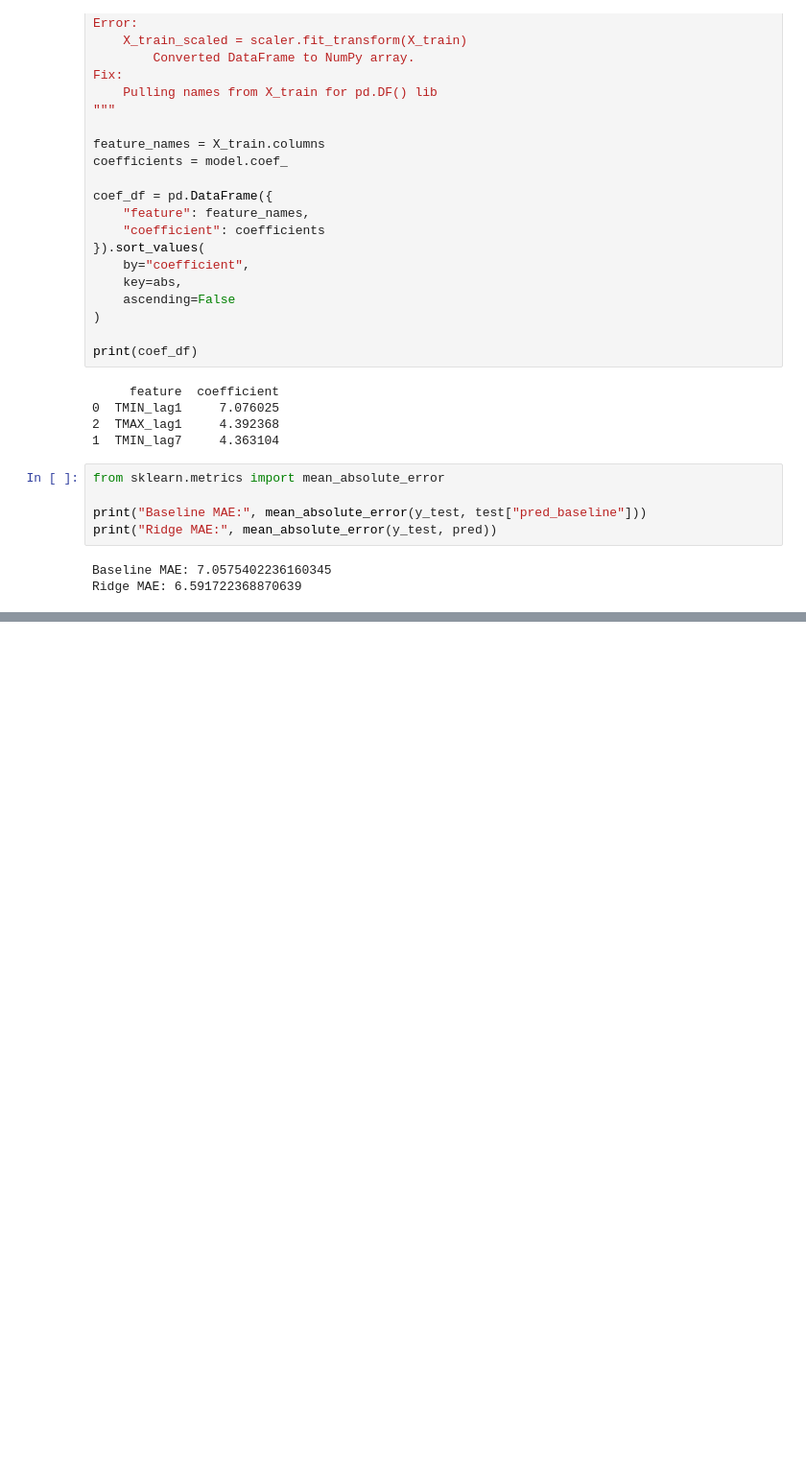
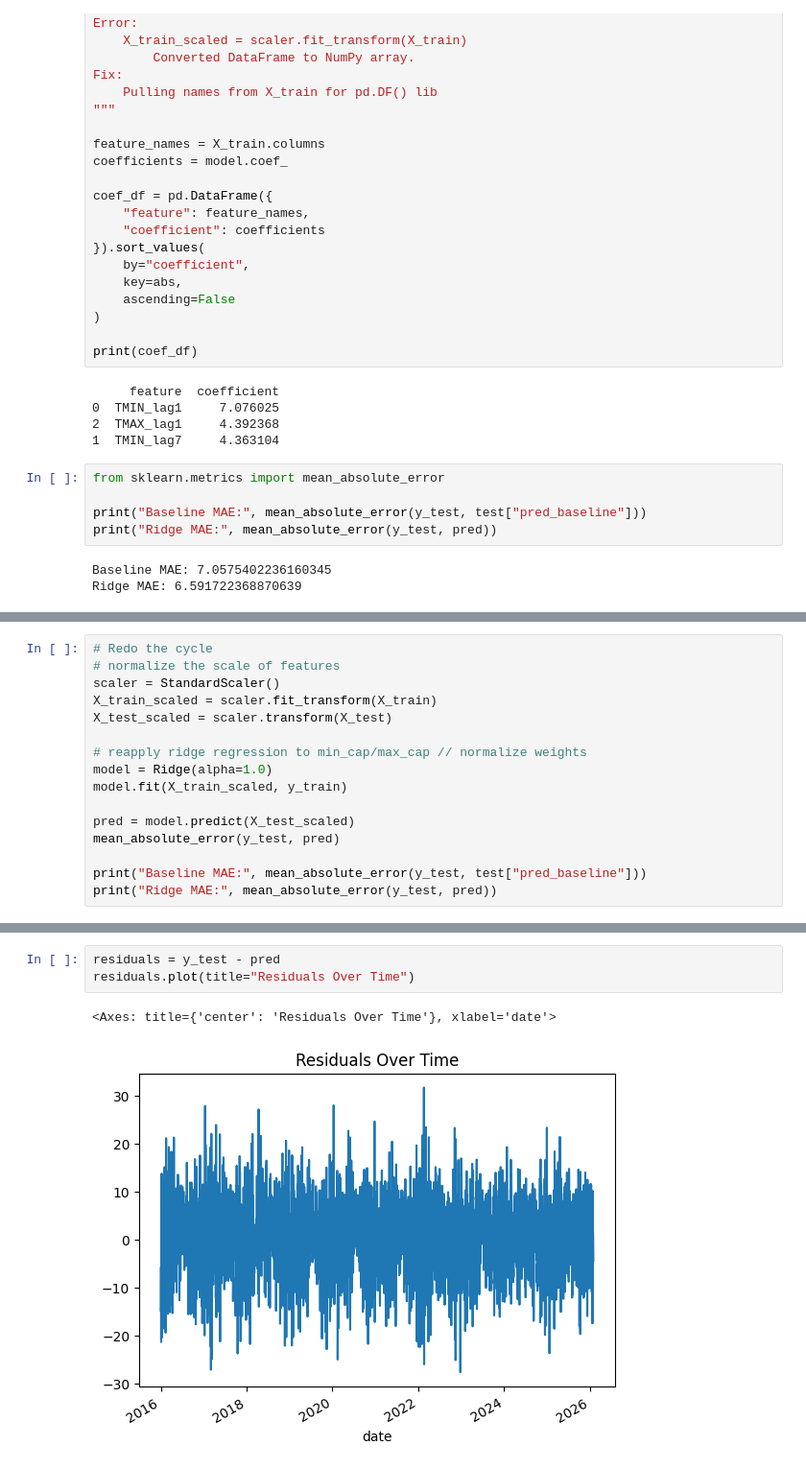
Before and after one commit to TimHuhYen/temp-timeseries-ml, a Jupyter notebook: notebooks/explore.ipynb, the cells around one changed output, grey strips where cells are left out. Shown at 96% size. Drawn from its saved outputs; the diff is of its cells as text; blank space fills up the shorter version.

Commit message:
Add residual and scatter plots after sin/cos seasonality features.

```diff
--- a/notebooks/explore.ipynb
+++ b/notebooks/explore.ipynb
@@ -234,0 +239,16 @@ Ridge MAE: 6.591722368870639
+# %%
+# Redo the cycle
+# normalize the scale of features
+scaler = StandardScaler()
+X_train_scaled = scaler.fit_transform(X_train)
+X_test_scaled = scaler.transform(X_test)
+
+# reapply ridge regression to min_cap/max_cap // normalize weights
+model = Ridge(alpha=1.0)
+model.fit(X_train_scaled, y_train)
+
+pred = model.predict(X_test_scaled)
+mean_absolute_error(y_test, pred)
+
+print("Baseline MAE:", mean_absolute_error(y_test, test["pred_baseline"]))
+print("Ridge MAE:", mean_absolute_error(y_test, pred))
@@ -234,0 +280,6 @@ Ridge MAE: 6.591722368870639
+# %%
+residuals = y_test - pred
+residuals.plot(title="Residuals Over Time")
+# %% [output]
+<Axes: title={'center': 'Residuals Over Time'}, xlabel='date'>
+[figure, added]
```
Also changed, not shown: parts of 7 cells of this notebook.
